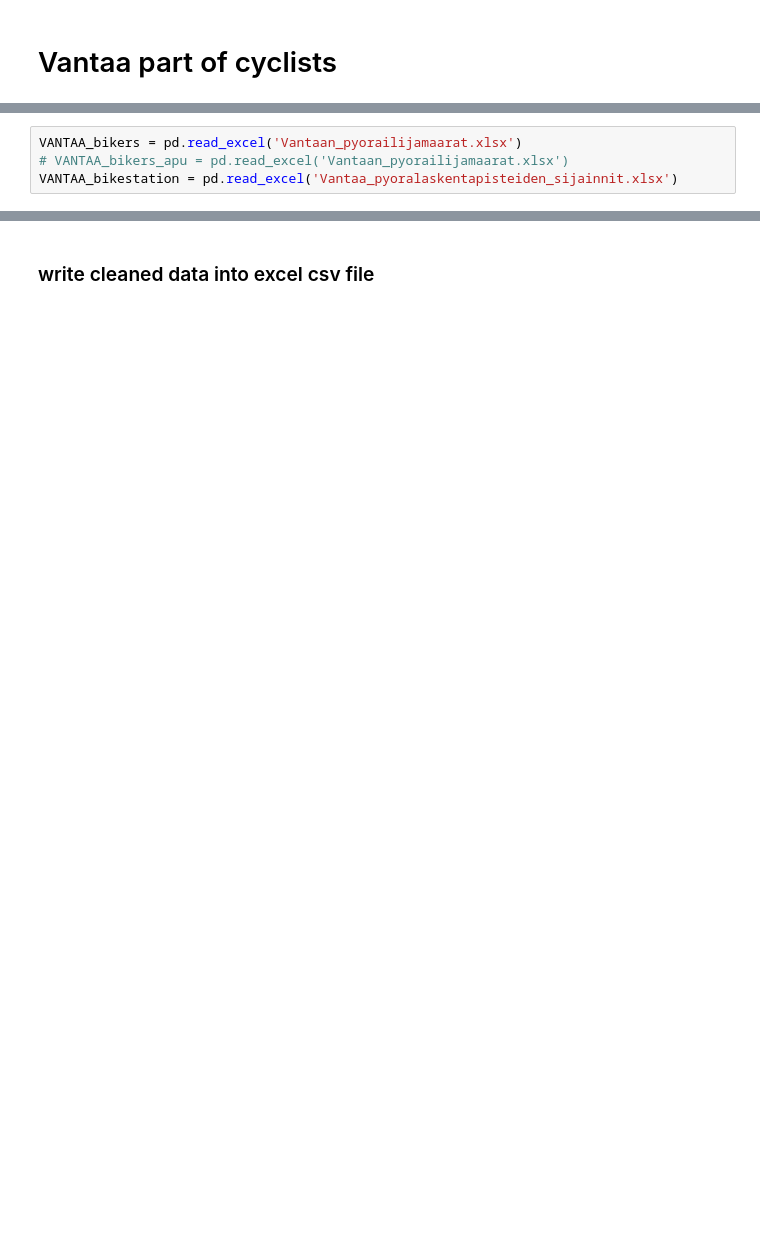
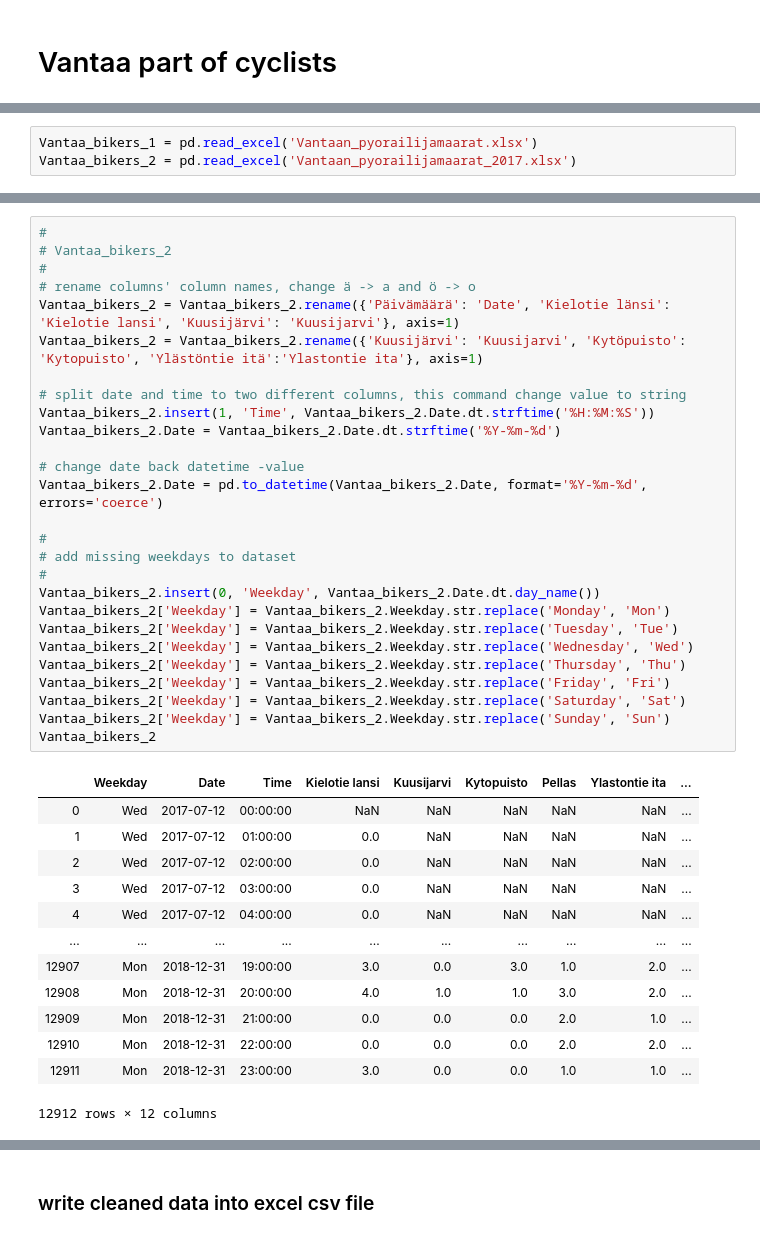
Before and after one commit to srenoes/ShortCut-HSL-group-work, a Jupyter notebook: Katariina/VantaaBikers_Katariina.ipynb, the cells around one changed output, grey strips where cells are left out. Cells and saved outputs as stored; diff of their text form; blank space fills up the shorter version.

Commit message:
Updated Jupyter Notebook for cleaning dataset
Updated Jupyter Notebook for cleaning dataset

```diff
--- a/Katariina/VantaaBikers_Katariina.ipynb
+++ b/Katariina/VantaaBikers_Katariina.ipynb
@@ -8,6 +7,5 @@ import pandas as pd
 import matplotlib.pyplot as plt
 import seaborn as sns
 # %%
-VANTAA_bikers = pd.read_excel('Vantaan_pyorailijamaarat.xlsx')
-# VANTAA_bikers_apu = pd.read_excel('Vantaan_pyorailijamaarat.xlsx')
-VANTAA_bikestation = pd.read_excel('Vantaa_pyoralaskentapisteiden_sijainnit.xlsx')
+Vantaa_bikers_1 = pd.read_excel('Vantaan_pyorailijamaarat.xlsx')
+Vantaa_bikers_2 = pd.read_excel('Vantaan_pyorailijamaarat_2017.xlsx')
@@ -144,0 +130,41 @@ VANTAA_bikers
+# %%
+#
+# Vantaa_bikers_2
+#
+# rename columns' column names, change ä -> a and ö -> o
+Vantaa_bikers_2 = Vantaa_bikers_2.rename({'Päivämäärä': 'Date', 'Kielotie länsi': 'Kielotie lansi', 'Kuusijärvi': 'Kuusijarvi'}, axis=1)
+Vantaa_bikers_2 = Vantaa_bikers_2.rename({'Kuusijärvi': 'Kuusijarvi', 'Kytöpuisto': 'Kytopuisto', 'Ylästöntie itä':'Ylastontie ita'}, axis=1)
+
+# split date and time to two different columns, this command change value to string
+Vantaa_bikers_2.insert(1, 'Time', Vantaa_bikers_2.Date.dt.strftime('%H:%M:%S'))
+Vantaa_bikers_2.Date = Vantaa_bikers_2.Date.dt.strftime('%Y-%m-%d')
+
+# change date back datetime -value
+Vantaa_bikers_2.Date = pd.to_datetime(Vantaa_bikers_2.Date, format='%Y-%m-%d', errors='coerce')
+
+#
+# add missing weekdays to dataset
+#
+Vantaa_bikers_2.insert(0, 'Weekday', Vantaa_bikers_2.Date.dt.day_name())
+Vantaa_bikers_2['Weekday'] = Vantaa_bikers_2.Weekday.str.replace('Monday', 'Mon')
+Vantaa_bikers_2['Weekday'] = Vantaa_bikers_2.Weekday.str.replace('Tuesday', 'Tue')
+Vantaa_bikers_2['Weekday'] = Vantaa_bikers_2.Weekday.str.replace('Wednesday', 'Wed')
+Vantaa_bikers_2['Weekday'] = Vantaa_bikers_2.Weekday.str.replace('Thursday', 'Thu')
+Vantaa_bikers_2['Weekday'] = Vantaa_bikers_2.Weekday.str.replace('Friday', 'Fri')
+Vantaa_bikers_2['Weekday'] = Vantaa_bikers_2.Weekday.str.replace('Saturday', 'Sat')
+Vantaa_bikers_2['Weekday'] = Vantaa_bikers_2.Weekday.str.replace('Sunday', 'Sun')
+Vantaa_bikers_2
+# %% [output]
+|  | Weekday | Date | Time | Kielotie lansi | Kuusijarvi | Kytopuisto | Pellas | Ylastontie ita | ... |
+| 0 | Wed | 2017-07-12 | 00:00:00 | NaN | NaN | NaN | NaN | NaN | ... |
+| 1 | Wed | 2017-07-12 | 01:00:00 | 0.0 | NaN | NaN | NaN | NaN | ... |
+| 2 | Wed | 2017-07-12 | 02:00:00 | 0.0 | NaN | NaN | NaN | NaN | ... |
+| 3 | Wed | 2017-07-12 | 03:00:00 | 0.0 | NaN | NaN | NaN | NaN | ... |
+| 4 | Wed | 2017-07-12 | 04:00:00 | 0.0 | NaN | NaN | NaN | NaN | ... |
+| ... | ... | ... | ... | ... | ... | ... | ... | ... | ... |
+| 12907 | Mon | 2018-12-31 | 19:00:00 | 3.0 | 0.0 | 3.0 | 1.0 | 2.0 | ... |
+| 12908 | Mon | 2018-12-31 | 20:00:00 | 4.0 | 1.0 | 1.0 | 3.0 | 2.0 | ... |
+| 12909 | Mon | 2018-12-31 | 21:00:00 | 0.0 | 0.0 | 0.0 | 2.0 | 1.0 | ... |
+| 12910 | Mon | 2018-12-31 | 22:00:00 | 0.0 | 0.0 | 0.0 | 2.0 | 2.0 | ... |
+| 12911 | Mon | 2018-12-31 | 23:00:00 | 3.0 | 0.0 | 0.0 | 1.0 | 1.0 | ... |
+12912 rows × 12 columns
```
Also changed, not shown: parts of 17 cells of this notebook, 1 other file.
